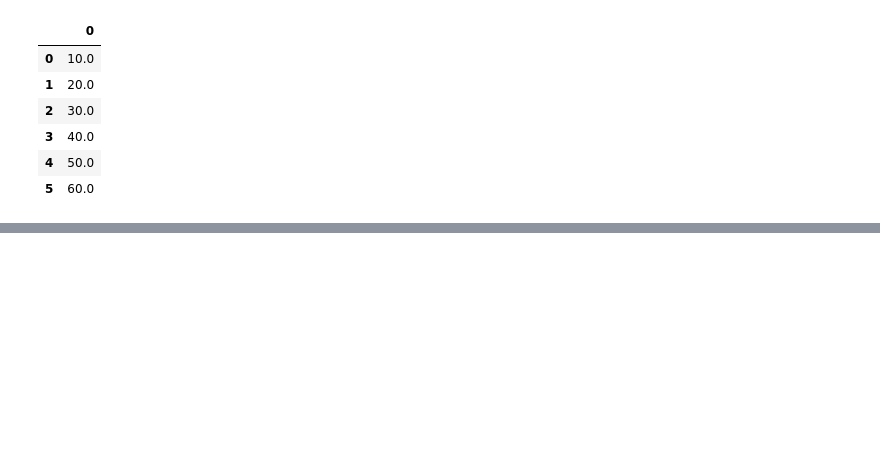
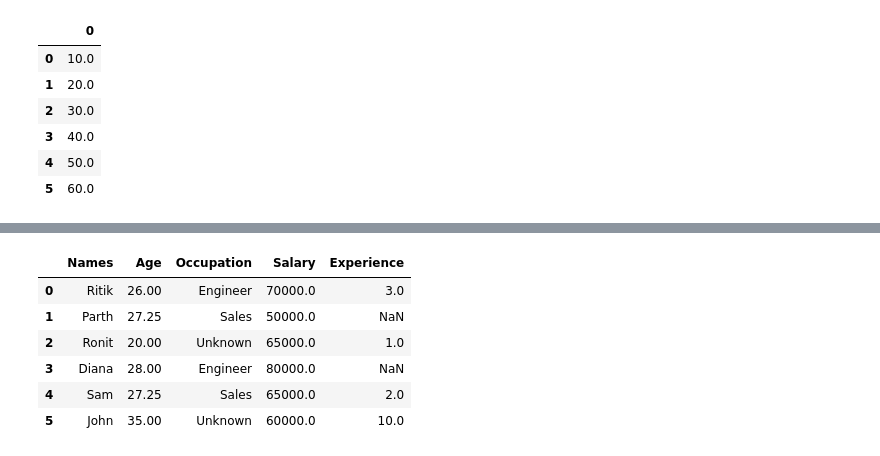
Before and after one commit to RitikSareen/AIPractice, a Jupyter notebook: pandas/basicPandas.ipynb, the cells around one changed output, grey strips where cells are left out. Saved outputs shown, nothing was run; the diff lists cells and outputs as text; code cells hidden in the pictures; blank space fills up the shorter version.

```diff
--- a/pandas/basicPandas.ipynb
+++ b/pandas/basicPandas.ipynb
@@ -282,3 +282,14 @@ df3
 | 3 | 40.0 |
 | 4 | 50.0 |
 | 5 | 60.0 |
+# %%
+import pandas as pd
+import numpy as np
+
+df = pd.DataFrame({
+    "Names":      ["Ritik", "Parth", "Ronit", "Diana", "Sam", "John"],
+    "Age":        [26, None, 20, 28, None, 35],
+    "Occupation": ["Engineer", "Sales", None, "Engineer", "Sales", None],
+    "Salary":     [70000, 50000, None, 80000, None, 60000],
+    "Experience": [3, None, 1, None, 2, 10]
+})
@@ -284,0 +306,15 @@ df3
+# %%
+df=df.fillna({
+    'Age': df['Age'].mean(),
+    'Salary': df.Salary.median(),
+    'Occupation': df.Occupation.fillna("Unknown")
+})
+df
+# %% [output]
+|  | Names | Age | Occupation | Salary | Experience |
+| 0 | Ritik | 26.00 | Engineer | 70000.0 | 3.0 |
+| 1 | Parth | 27.25 | Sales | 50000.0 | NaN |
+| 2 | Ronit | 20.00 | Unknown | 65000.0 | 1.0 |
+| 3 | Diana | 28.00 | Engineer | 80000.0 | NaN |
+| 4 | Sam | 27.25 | Sales | 65000.0 | 2.0 |
+| 5 | John | 35.00 | Unknown | 60000.0 | 10.0 |
```
Also changed, not shown: parts of 8 cells of this notebook.
